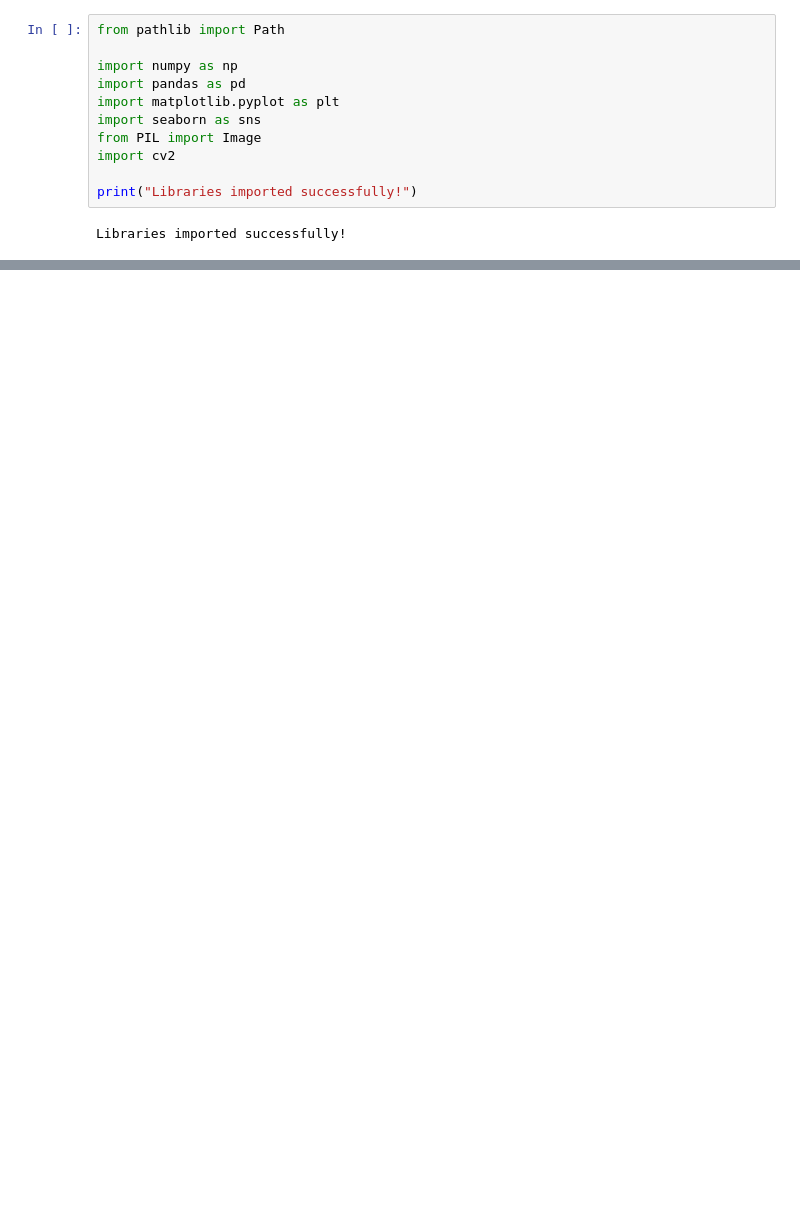
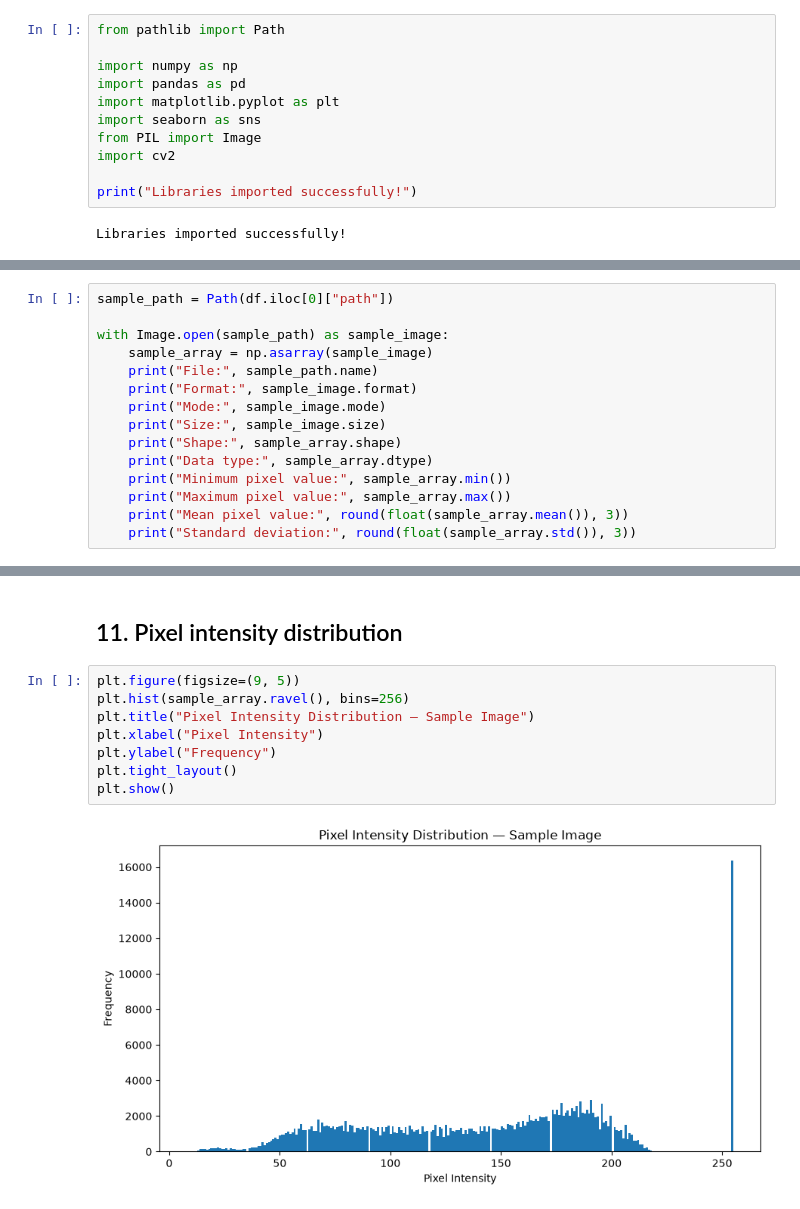
Before and after one commit to Angelinamoses/fingerprint-feature-analyzer, a Jupyter notebook: notebook/01_dataset_eda.ipynb, the cells around one changed output, grey strips where cells are left out. Cells and saved outputs as stored; diff of their text form; blank space fills up the shorter version.

```diff
--- a/notebook/01_dataset_eda.ipynb
+++ b/notebook/01_dataset_eda.ipynb
@@ -269,0 +286,15 @@ summary
+# %%
+sample_path = Path(df.iloc[0]["path"])
+
+with Image.open(sample_path) as sample_image:
+    sample_array = np.asarray(sample_image)
+    print("File:", sample_path.name)
+    print("Format:", sample_image.format)
+    print("Mode:", sample_image.mode)
+    print("Size:", sample_image.size)
+    print("Shape:", sample_array.shape)
+    print("Data type:", sample_array.dtype)
+    print("Minimum pixel value:", sample_array.min())
+    print("Maximum pixel value:", sample_array.max())
+    print("Mean pixel value:", round(float(sample_array.mean()), 3))
+    print("Standard deviation:", round(float(sample_array.std()), 3))
@@ -269,0 +312,12 @@ summary
+# %% [markdown]
+## 11. Pixel intensity distribution
+# %%
+plt.figure(figsize=(9, 5))
+plt.hist(sample_array.ravel(), bins=256)
+plt.title("Pixel Intensity Distribution — Sample Image")
+plt.xlabel("Pixel Intensity")
+plt.ylabel("Frequency")
+plt.tight_layout()
+plt.show()
+# %% [output]
+[figure, added]
```
Also changed, not shown: parts of 45 cells of this notebook.
